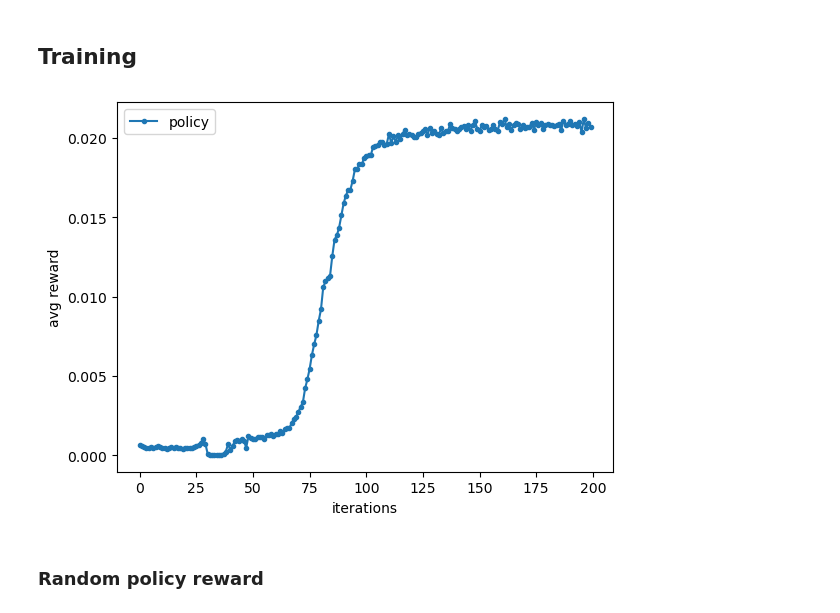
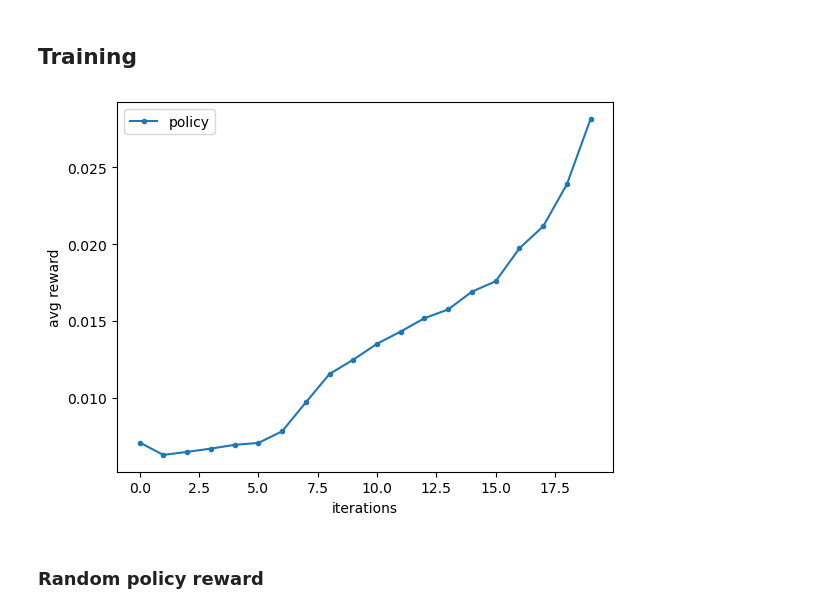
Before and after one commit to AlbertoSinigaglia/snake-reinforcement-learning, a Jupyter notebook: original/snake.ipynb, the cells around one changed output. Drawn from its saved outputs; the diff is of its cells as text; code cells hidden in the pictures.

```diff
--- a/original/snake.ipynb
+++ b/original/snake.ipynb
@@ -13,7 +13,7 @@ from IPython.display import clear_output
 # %% [markdown]
 ## Environment definition
 # %%
-BOARD_SIZE=15
+BOARD_SIZE=5
 # %%
 # region models
 input = K.layers.Input(shape=(BOARD_SIZE, BOARD_SIZE, 3))
@@ -105,7 +105,7 @@ env_.ATE_HIMSELF_REWARD = .2
 env_.WIN_REWARD = 1.
 env_.STEP_REWARD = 0.
 GAMMA = .99
-ITERATIONS = 20000
+ITERATIONS = 2000
 EPSILON = 0.1
 # %%
 optimizer_value = K.optimizers.Adam(1e-3)
@@ -152,37 +152,37 @@ for iterations in trange(ITERATIONS):
 
         # maybe introduce eligibility trace to simulate n-step td, to have longer dependencies
         loss_agent = tf.stop_gradient(td_error) * tf.math.log(1e-10 + tf.gather_nd(probs, actions_indexes))[...,None]
         loss_value = tf.stop_gradient(td_error) * value_state
 
         loss_agent = tf.reduce_mean(loss_agent)
         loss_value = tf.reduce_mean(loss_value)
 
     # calculate gradient
     gradient_agent = tape.gradient(loss_agent, agent.trainable_weights)
     gradient_value = tape.gradient(loss_value, value.trainable_weights)
     avg_rewards.append(tf.reduce_mean(rewards))
 
     # update neural nets weights
     optimizer_agent.apply_gradients(zip(gradient_agent, agent.trainable_weights))
     optimizer_value.apply_gradients(zip(gradient_value, value.trainable_weights))
 
     if len(avg_rewards) % 100 == 0 and len(avg_rewards) > 0:
         clear_output(wait=True)
         points = np.array(avg_rewards).reshape((-1, 100)).mean(axis=-1)
         plt.plot(points, marker=".")
         _ = plt.xlabel("iterations")
         _ = plt.ylabel("avg reward")
         plt.legend(["policy"])
         plt.show()
 
     if len(avg_rewards) % 100 == 0:
-        with open(f"model_fitting/trend.txt", "w+") as file:
+        with open(f"model_fitting/trend_{BOARD_SIZE}x{BOARD_SIZE}.txt", "w+") as file:
             json.dump(np.array(avg_rewards).tolist(), file)
         now = datetime.now().strftime("%Y-%m-%d_%H-%M-%S")
-        agent.save_weights(f"models_smaller/{now}/agent")
-        value.save_weights(f"models_smaller/{now}/value")
+        agent.save_weights(f"models/{BOARD_SIZE}x{BOARD_SIZE}/agent")
+        value.save_weights(f"models/{BOARD_SIZE}x{BOARD_SIZE}/value")
 # %% [output]
-[figure, old version]
+[figure, new version]
 # %%
 import json
 with open(f"model_fitting/trend_{BOARD_SIZE}x{BOARD_SIZE}.txt", "w+") as file:
```
Also changed, not shown: 1 other file.
